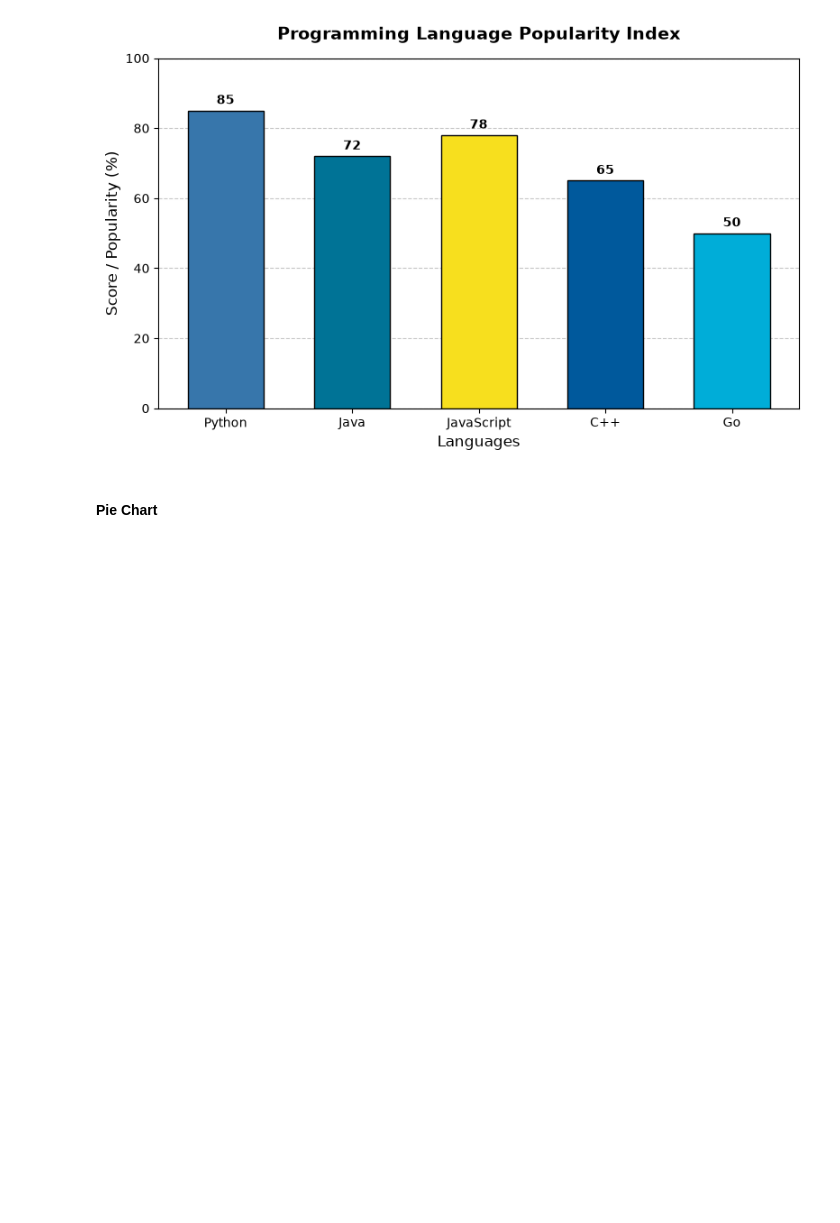
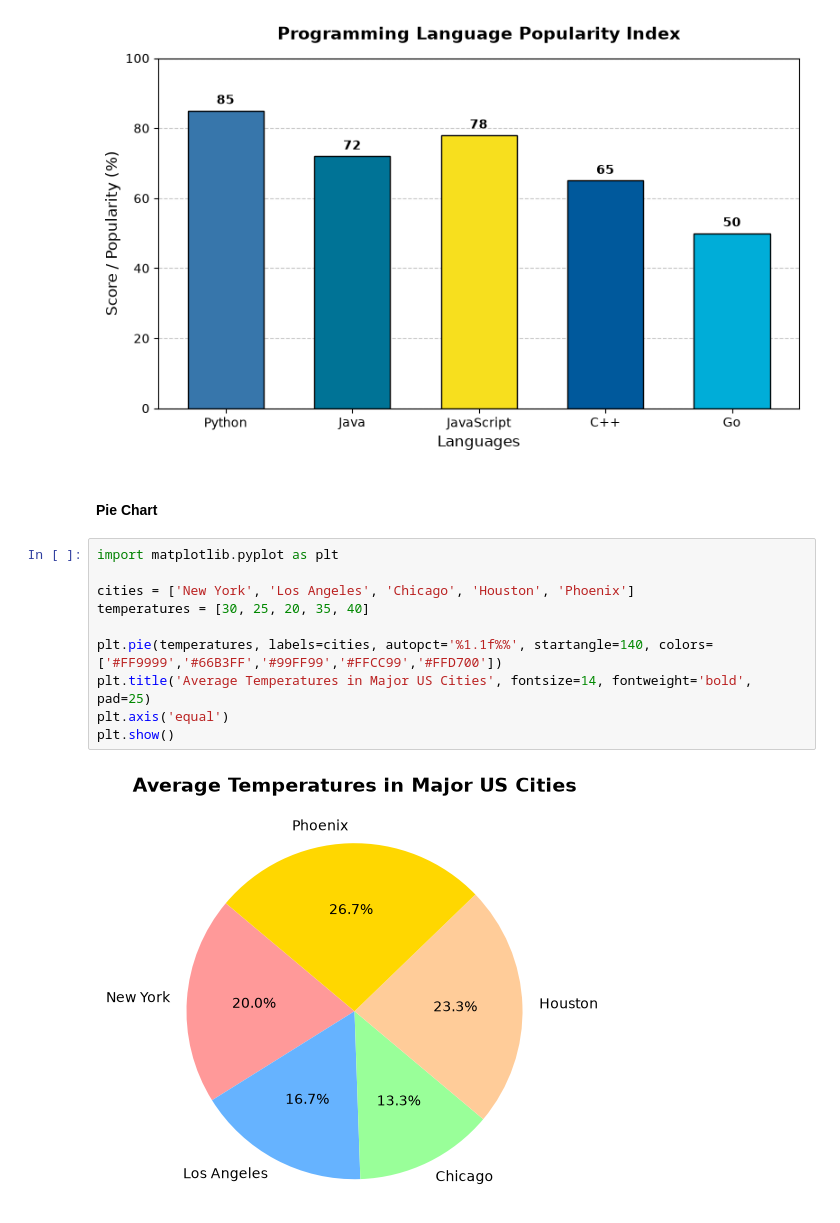
Before and after one commit to MYounus-Codes/learning-complete-machine-learning-from-sctrach, a Jupyter notebook: 04_data_libraries/03_matplotlib/charts.ipynb, the cells around one changed output. Drawn from its saved outputs; the diff is of its cells as text; blank space fills up the shorter version.

Commit message:
Pie Chart Added

```diff
--- a/04_data_libraries/03_matplotlib/charts.ipynb
+++ b/04_data_libraries/03_matplotlib/charts.ipynb
@@ -80,3 +80,15 @@ plt.show()
 [figure]
 # %% [markdown]
 #### **Pie Chart**
+# %%
+import matplotlib.pyplot as plt
+
+cities = ['New York', 'Los Angeles', 'Chicago', 'Houston', 'Phoenix']
+temperatures = [30, 25, 20, 35, 40]
+
+plt.pie(temperatures, labels=cities, autopct='%1.1f%%', startangle=140, colors=['#FF9999','#66B3FF','#99FF99','#FFCC99','#FFD700'])
+plt.title('Average Temperatures in Major US Cities', fontsize=14, fontweight='bold', pad=25)
+plt.axis('equal')
+plt.show()
+# %% [output]
+[figure, added]
```
Also changed, not shown: parts of 3 cells of this notebook.
